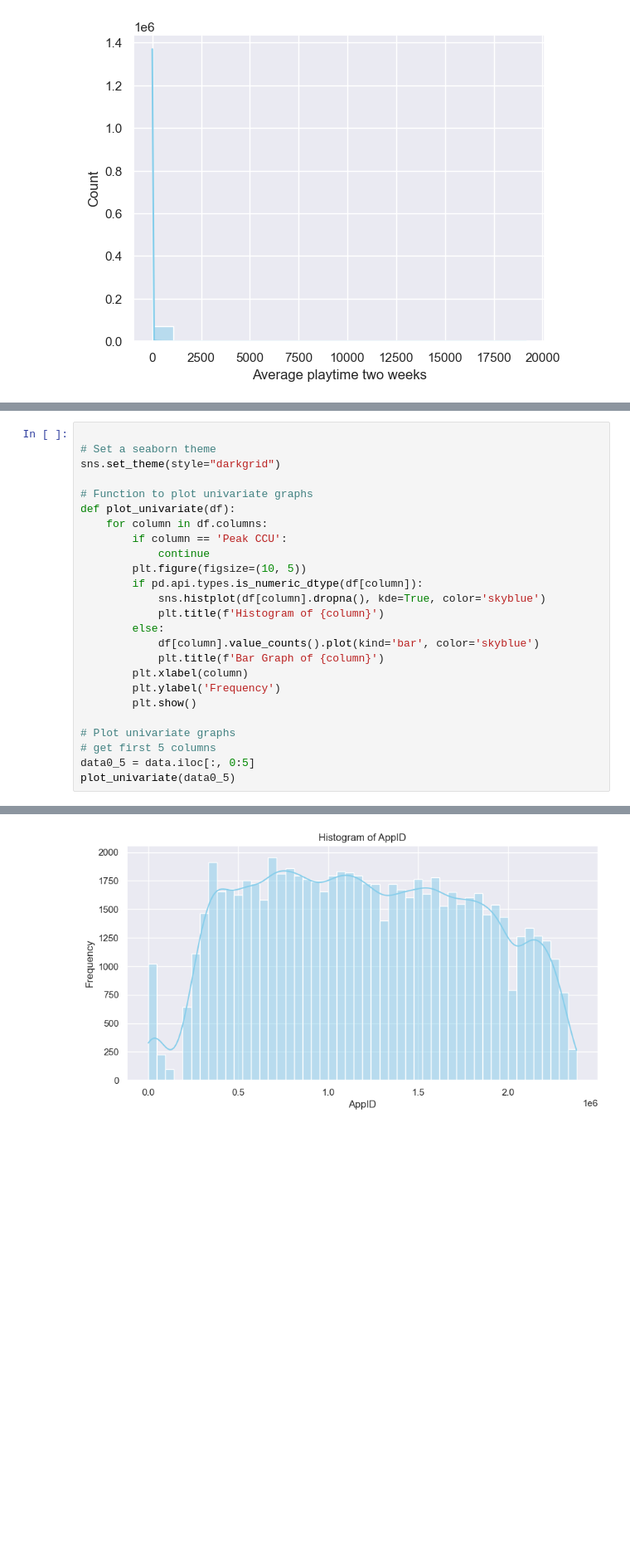
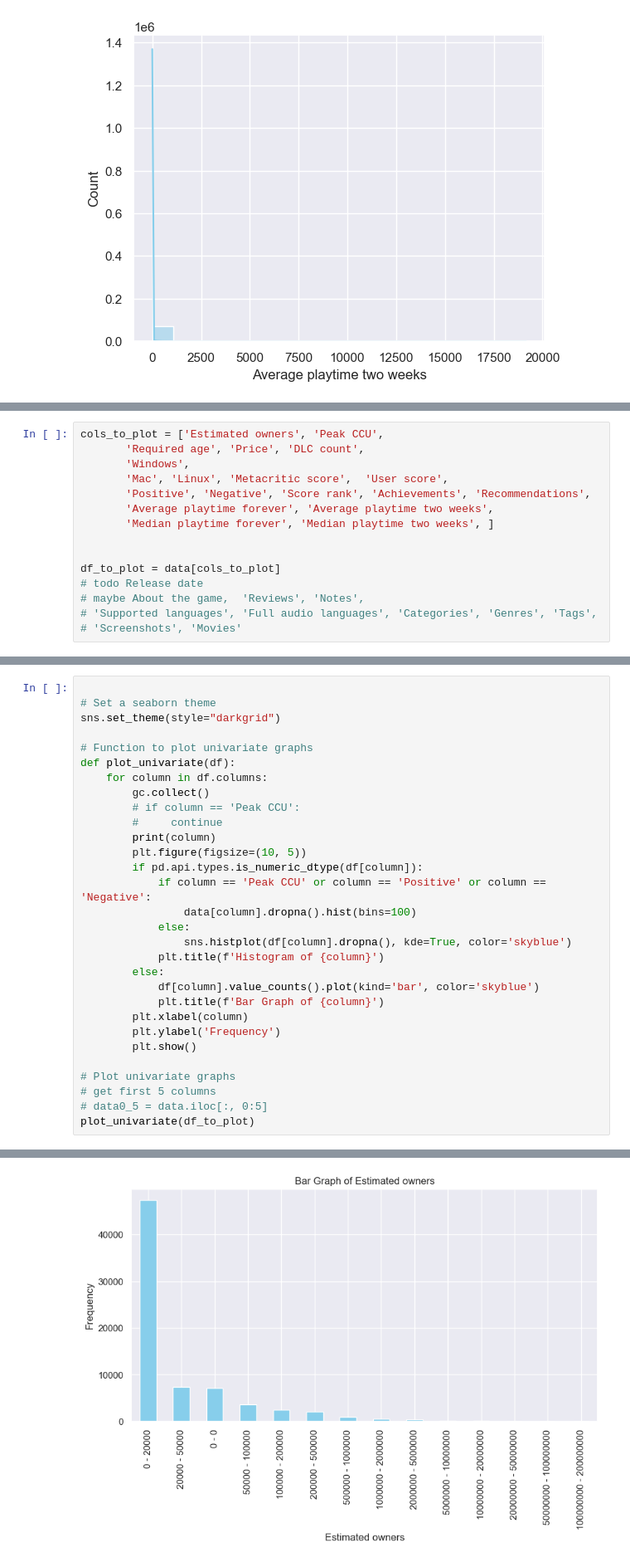
Before and after one commit to RafikHachana/mlops-sum24-project, a Jupyter notebook: notebooks/2_data_understanding.ipynb, the cells around one changed output, grey strips where cells are left out. Shown at 83% size. Saved outputs shown, nothing was run; the diff lists cells and outputs as text; blank space fills up the shorter version.

Commit message:
update(notebooks): data understanding and PoC model

```diff
--- a/notebooks/2_data_understanding.ipynb
+++ b/notebooks/2_data_understanding.ipynb
@@ -302,0 +408,15 @@ sns.histplot(data['Average playtime two weeks'].dropna(), kde=True, color='skybl
+# %%
+cols_to_plot = ['Estimated owners', 'Peak CCU',
+       'Required age', 'Price', 'DLC count',
+       'Windows',
+       'Mac', 'Linux', 'Metacritic score',  'User score',
+       'Positive', 'Negative', 'Score rank', 'Achievements', 'Recommendations',
+       'Average playtime forever', 'Average playtime two weeks',
+       'Median playtime forever', 'Median playtime two weeks', ]
+
+
+df_to_plot = data[cols_to_plot]
+# todo Release date
+# maybe About the game,  'Reviews', 'Notes',
+# 'Supported languages', 'Full audio languages', 'Categories', 'Genres', 'Tags',
+# 'Screenshots', 'Movies'
@@ -308,11 +433,16 @@ sns.set_theme(style="darkgrid")
 # Function to plot univariate graphs
 def plot_univariate(df):
     for column in df.columns:
-        if column == 'Peak CCU':
-            continue
+        gc.collect()
+        # if column == 'Peak CCU':
+        #     continue
+        print(column)
         plt.figure(figsize=(10, 5))
         if pd.api.types.is_numeric_dtype(df[column]):
-            sns.histplot(df[column].dropna(), kde=True, color='skyblue')
+            if column == 'Peak CCU' or column == 'Positive' or column == 'Negative':
+                data[column].dropna().hist(bins=100)
+            else:
+                sns.histplot(df[column].dropna(), kde=True, color='skyblue')
             plt.title(f'Histogram of {column}')
         else:
             df[column].value_counts().plot(kind='bar', color='skyblue')
@@ -323,6 +453,6 @@ def plot_univariate(df):
 
 # Plot univariate graphs
 # get first 5 columns
-data0_5 = data.iloc[:, 0:5]
-plot_univariate(data0_5)
+# data0_5 = data.iloc[:, 0:5]
+plot_univariate(df_to_plot)
 # %% [output]
@@ -329 +460 @@ plot_univariate(data0_5)
-[figure, old version]
+[figure, new version]
```
Also changed, not shown: parts of 17 cells of this notebook, 3 other files.
